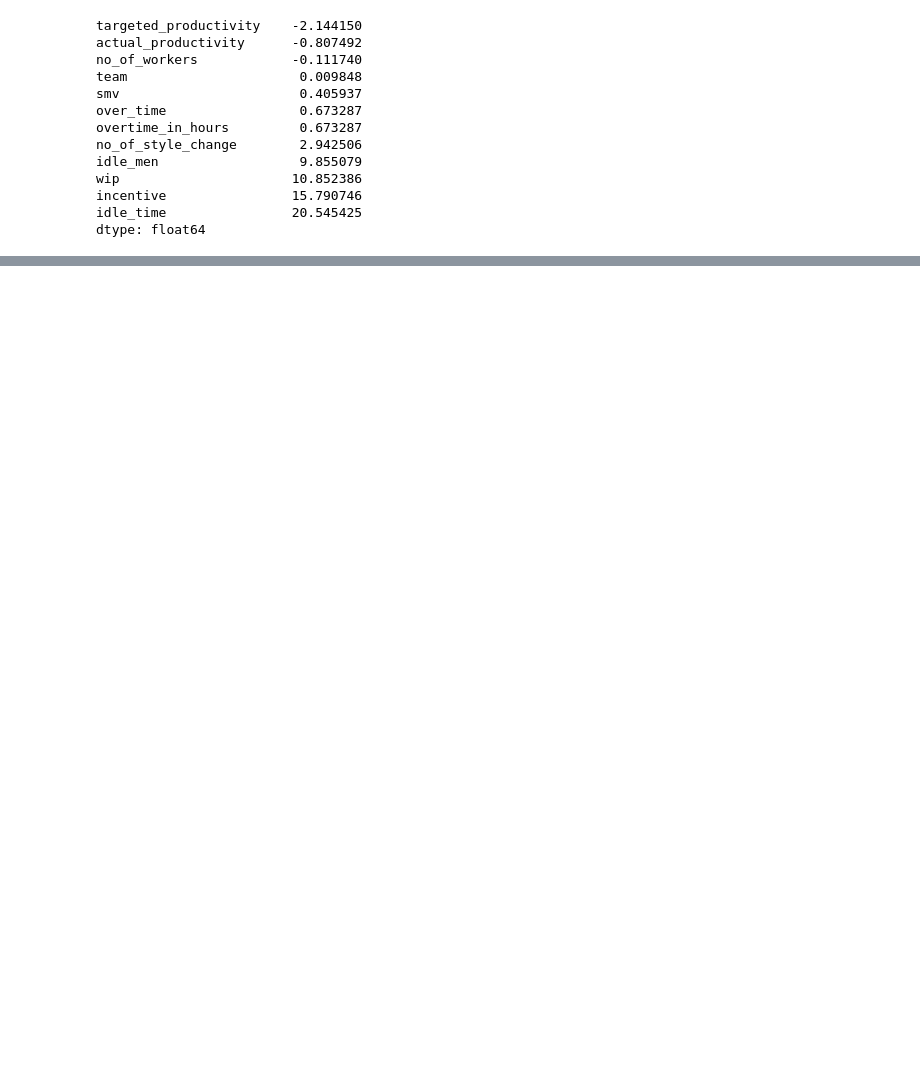
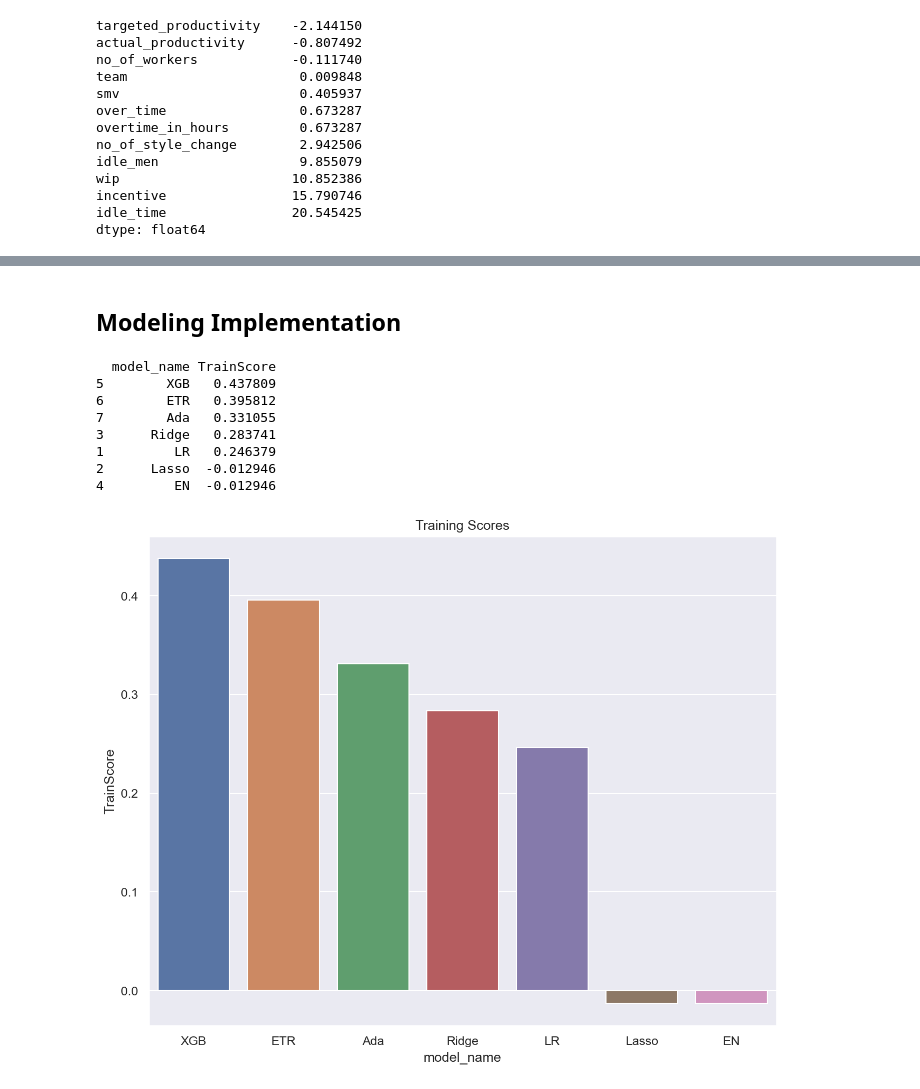
Before and after one commit to faithfulalabi/Garment_Employees_Productivity, a Jupyter notebook: Garment_Employees.ipynb, the cells around one changed output, grey strips where cells are left out. Drawn from its saved outputs; the diff is of its cells as text; code cells hidden in the pictures; blank space fills up the shorter version.

Commit message:
add function to test models

```diff
--- a/Garment_Employees.ipynb
+++ b/Garment_Employees.ipynb
@@ -472,0 +485,11 @@ def show_model_scores(x,y):
+# %%
+# splitting the dataset into training and testing
+X_train, X_test, y_train, y_test = train_test_split(X, y, test_size=0.2,
+                                                     random_state=42)
+# %%
+# scaling the inputs of the dataset
+scaler = StandardScaler()
+X_train = scaler.fit_transform(X_train)
+X_test = scaler.transform(X_test)
+# %% [markdown]
+## Modeling Implementation
@@ -472,0 +501,42 @@ def show_model_scores(x,y):
+# %%
+# function that takes in model and training score and stores them in a df
+# setting up inital dataframe
+model_result_df=pd.DataFrame(columns=["model_name","TrainScore"])
+
+def stores_model_results(modl_name,train_score):
+    global model_result_df # changes the state of the global variable
+    row_loc=model_result_df.shape[0]+1
+    model_result_df.loc[row_loc,["model_name","TrainScore"]]=[modl_name,train_score]
+# %%
+# Run each model and show the combined results.
+def show_model_scores(x,y):
+    global model_result_df
+    model_result_df=model_result_df.iloc[0:0] # resets the display df
+    for name,model in  [('LR',LinearRegression()),
+                   ('Lasso',Lasso()),
+                   ('Ridge',Ridge()),
+                   ('EN',ElasticNet()),
+                   ('XGB',XGBRegressor()),
+                   ('ETR',ExtraTreesRegressor()),
+                  ('Ada',AdaBoostRegressor())]:
+        stores_model_results(name, cross_val_score(model,x,y,cv=3).mean())
+        model_result_df.sort_values("TrainScore",ascending=False,inplace=True)
+    print(model_result_df)
+    #plots out the result
+    sns.set_style("darkgrid")
+    plt.figure(figsize=(10,8),dpi=150)
+    axes = sns.barplot(data=model_result_df,x='model_name',y='TrainScore')
+    plt.title('Training Scores')
+    plt.show()
+# %%
+show_model_scores(X_train,y_train)
+# %% [output]
+  model_name TrainScore
+5        XGB   0.437809
+6        ETR   0.395812
+7        Ada   0.331055
+3      Ridge   0.283741
+1         LR   0.246379
+2      Lasso  -0.012946
+4         EN  -0.012946
+[figure, added]
```
Also changed, not shown: parts of 34 cells of this notebook.
